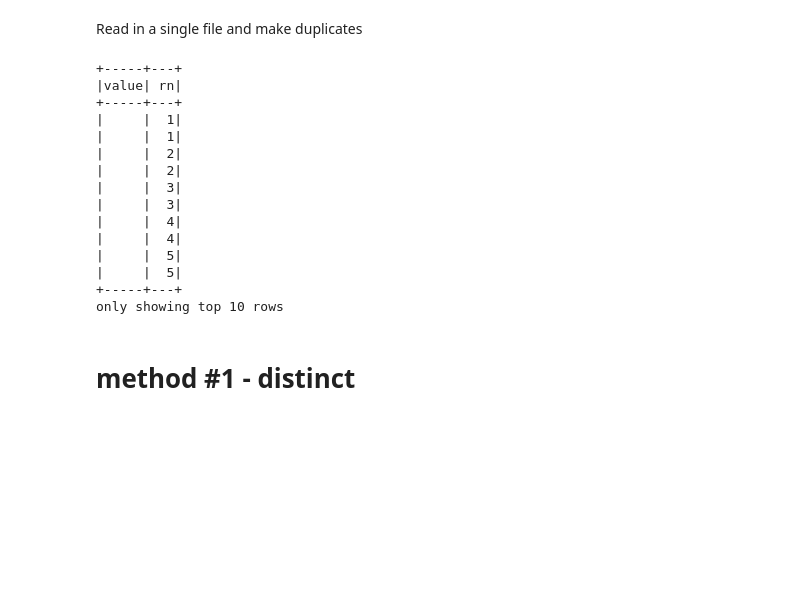
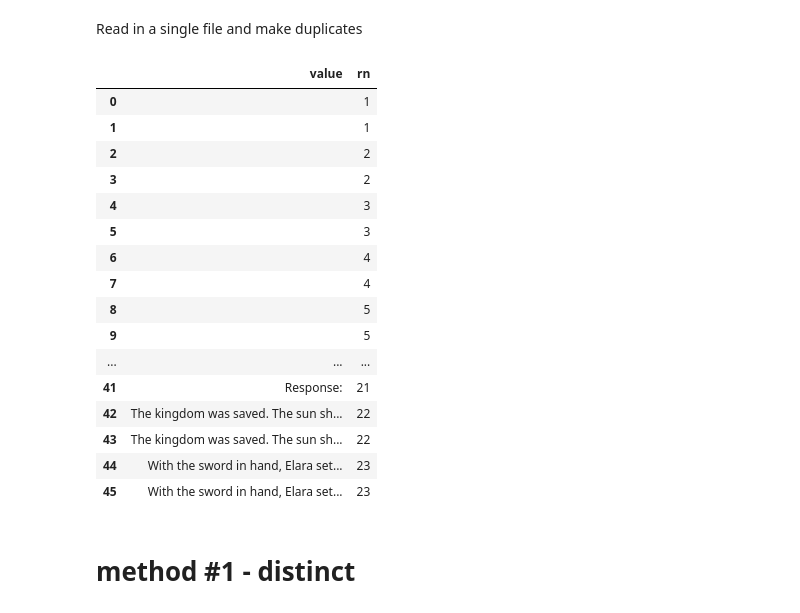
Before and after one commit to JosephMRally/PR000022, a Jupyter notebook: app/003_deduplicate_rows.ipynb, the cells around one changed output. Drawn from its saved outputs; the diff is of its cells as text; code cells hidden in the pictures; blank space fills up the shorter version.

```diff
--- a/app/003_deduplicate_rows.ipynb
+++ b/app/003_deduplicate_rows.ipynb
@@ -1,9 +1,25 @@
 # %%
 import pyspark
-from delta import *
 from pyspark.sql import SparkSession
 import pyspark.sql.functions as F
 from pyspark.sql.window import Window
-spark = (SparkSession.builder.appName("SparkSample").getOrCreate())
+from delta import *
+from delta.tables import DeltaTable
+import json
+import pandas as pd
+import datetime
+import time
+
+pd.set_option('display.max_rows', None)
+pd.set_option('display.max_columns', None)
+pd.set_option('display.width', 1000) # Adjust as needed
+pd.set_option('display.max_colwidth', None)
+
+spark = (pyspark.sql.SparkSession.builder.appName("MyApp").master("local[*]")
+    .config("spark.jars.packages", "io.delta:delta-spark_2.12:3.1.0")
+    .config("spark.sql.extensions", "io.delta.sql.DeltaSparkSessionExtension")
+    .config("spark.sql.catalog.spark_catalog", "org.apache.spark.sql.delta.catalog.DeltaCatalog")
+    .config("spark.delta.logStore.class", "org.apache.spark.sql.delta.storage.S3SingleDriverLogStore")
+.getOrCreate())
 spark.sparkContext.setLogLevel('ERROR')
 # %% [output]
@@ -17,25 +48,27 @@ window = Window.orderBy("value")
 # %%
 df_1 = (spark.read.text("textfile.txt")
         .withColumn("rn", F.row_number().over(window))
      )
 df = df_1.unionAll(df_1).orderBy(F.col("rn"))
-df.show(10)
+df.toPandas()
 # %% [output]
-+-----+---+
-|value| rn|
-+-----+---+
-|     |  1|
-|     |  1|
-|     |  2|
-|     |  2|
-|     |  3|
-|     |  3|
-|     |  4|
-|     |  4|
-|     |  5|
-|     |  5|
-+-----+---+
-only showing top 10 rows
+|  | value | rn |
+| 0 |  | 1 |
+| 1 |  | 1 |
+| 2 |  | 2 |
+| 3 |  | 2 |
+| 4 |  | 3 |
+| 5 |  | 3 |
+| 6 |  | 4 |
+| 7 |  | 4 |
+| 8 |  | 5 |
+| 9 |  | 5 |
+| ... | ... | ... |
+| 41 | Response: | 21 |
+| 42 | The kingdom was saved. The sun sh... | 22 |
+| 43 | The kingdom was saved. The sun sh... | 22 |
+| 44 | With the sword in hand, Elara set... | 23 |
+| 45 | With the sword in hand, Elara set... | 23 |
 # %% [markdown]
 # method #1 - distinct
 # %%
```
Also changed, not shown: parts of 6 cells of this notebook.
